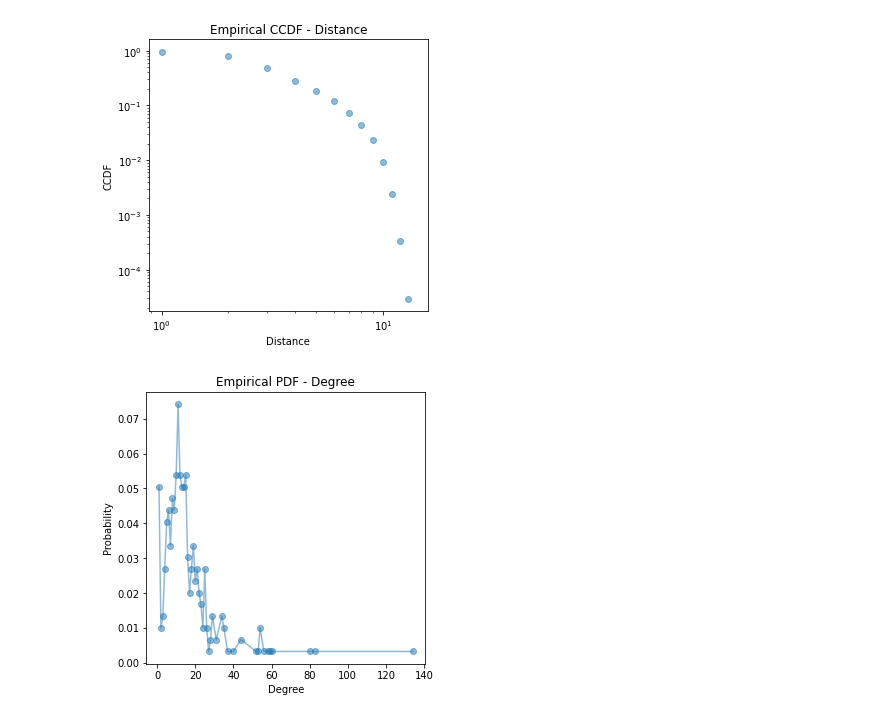
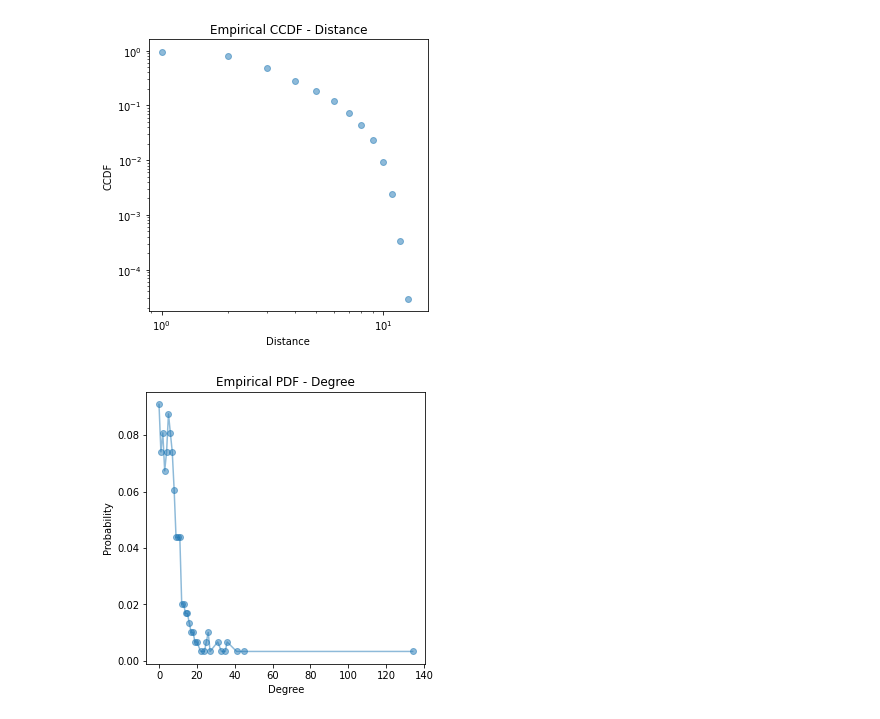
Before and after one commit to rodrigohaddad/Complex-Networks, a Jupyter notebook: t1/celegans_caracterization.ipynb, the cells around one changed output. Drawn from its saved outputs; the diff is of its cells as text; code cells hidden in the pictures.

Commit message:
graphs

```diff
--- a/t1/celegans_caracterization.ipynb
+++ b/t1/celegans_caracterization.ipynb
@@ -32,6 +32,9 @@ print(f"Min: {degrees.min()}")
 print(f"Mean: {degrees.mean()}")
 print(f"Median: {np.median(degrees)}")
 print(f"Std: {degrees.std()}")
+
+degrees_in = np.array([int(dg) for (node, dg) in G.in_degree()])
+degrees_out = np.array([int(dg) for (node, dg) in G.out_degree()])
 # %% [output]
 Max: 134
 Min: 1
@@ -207,17 +242,17 @@ plt.show()
 # %% [output]
 [figure]
 # %%
-# pdf
-x_g, f_k_g = np.unique(degrees, return_counts=True)
-pdf_g = f_k_g/f_k_g.sum()
+# pdf IN
+x_g_in, f_k_g_in = np.unique(degrees_in, return_counts=True)
+pdf_g_in = f_k_g_in/f_k_g_in.sum()
 
 plt.figure(figsize=(5,5))
 plt.title('Empirical PDF - Degree')
 plt.xlabel('Degree')
 plt.ylabel('Probability')
 
-plt.scatter(x_g, pdf_g, alpha=0.5)
-plt.plot(x_g, pdf_g, alpha=0.5)
+plt.scatter(x_g_in, pdf_g_in, alpha=0.5)
+plt.plot(x_g_in, pdf_g_in, alpha=0.5)
 plt.show()
 # %% [output]
-[figure, old version]
+[figure, new version]
```
Also changed, not shown: parts of 5 cells of this notebook, 4 other files.
